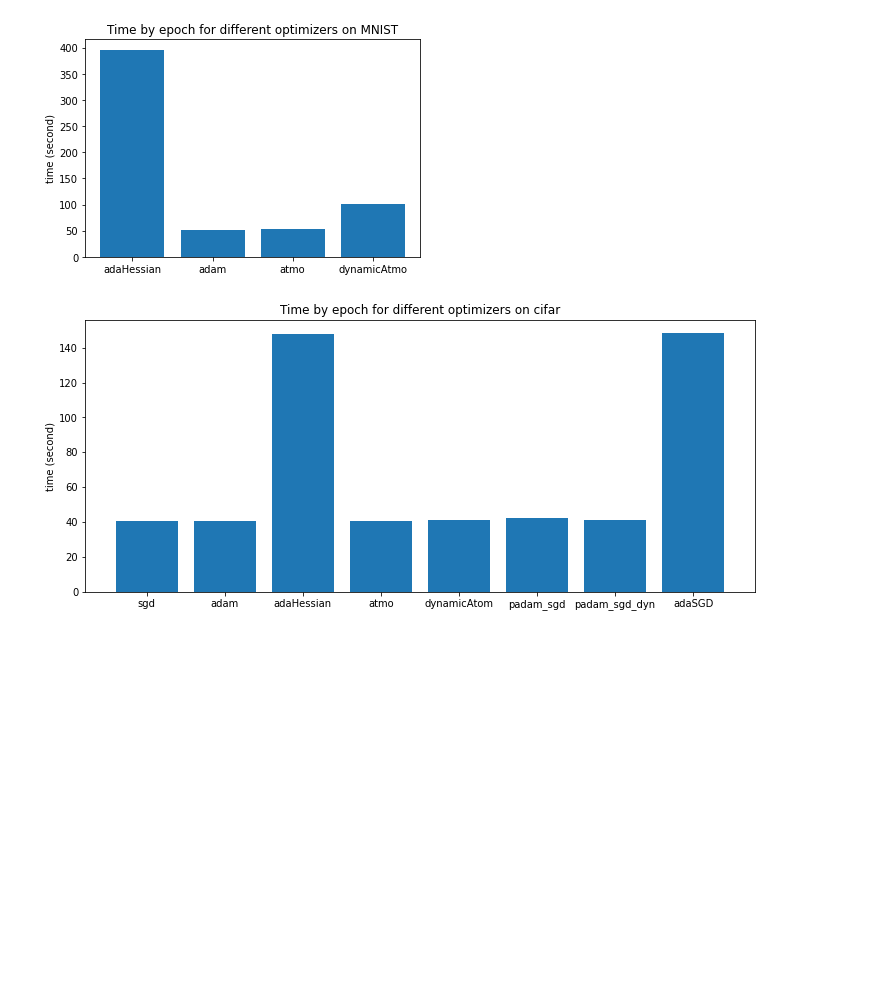
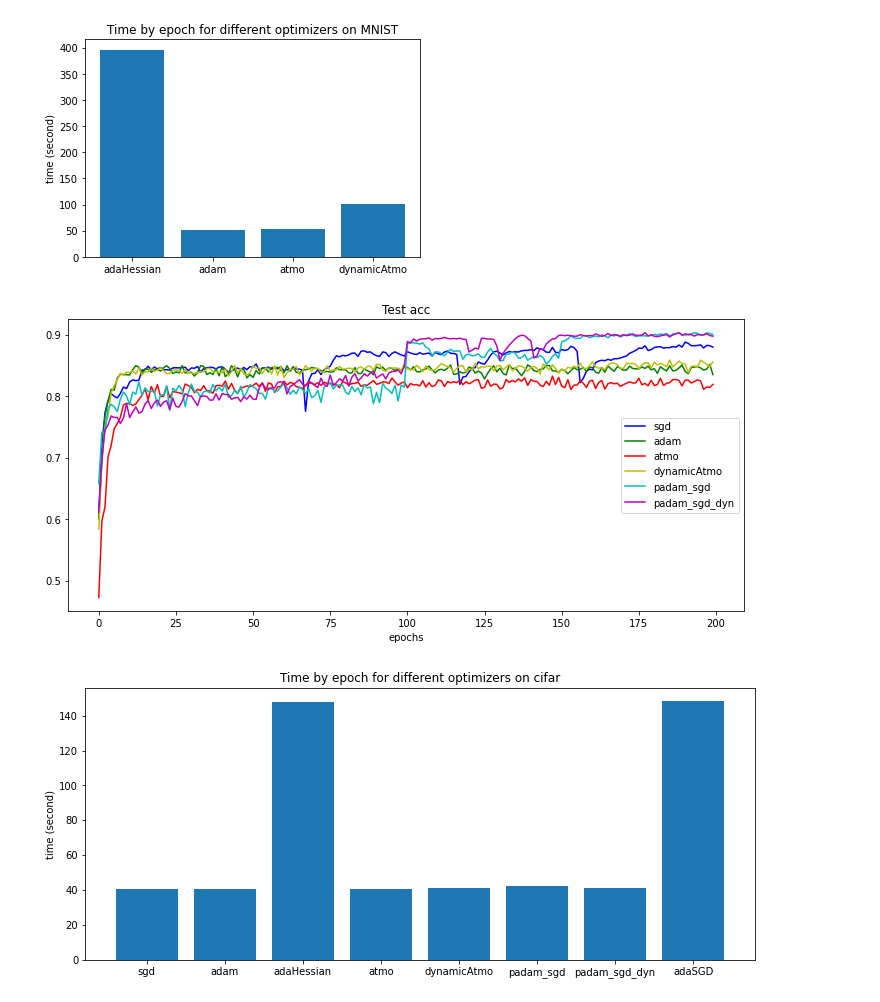
Before and after one commit to louisPoulain/OptiForML2022, a Jupyter notebook: result_visualization.ipynb, the cells around one changed output. Cells and saved outputs as stored; diff of their text form; code cells hidden in the pictures; blank space fills up the shorter version.

Commit message:
add plots

```diff
--- a/result_visualization.ipynb
+++ b/result_visualization.ipynb
@@ -60,3 +60,13 @@ filenames
  'log-padam_sgd_200epochs_multilr_cifar (1).pickle',
  'log-padam_sgd_dyn_200epochs_multilr_cifar (1).pickle',
  'log-adaSGD_multiSteplr_200epochs_cifar_batch_256.pickle']
+# %%
+names =[]
+names.append(filenames[0])
+names.append(filenames[1])
+names.append(filenames[3])
+names.append(filenames[4])
+names.append(filenames[5])
+names.append(filenames[6])
+filenames = names
+filenames
@@ -115,43 +132,47 @@ plt.show()
 [figure]
 # %%
 # CIFAR metric plot
-figure, axis = plt.subplots(4, 1, figsize=(10,10))
+figure, axis = plt.subplots(1, 1, figsize=(10,5))
 color = ["b", "g", "r", "y", "c", "m", "k", "lime", "orange", "gray"]
 time_epoch= dict()
 i=0
 for filename in filenames:
   if filename.find("Cifar") != -1 or filename.find("cifar") != -1:
     with open(os.path.join(TRAIN_HISTORY_DIR, filename),'rb') as file:
        history = CPU_Unpickler(file).load()
     train_loss = history["train_loss"]
     test_loss = history["test_loss"]
     for a, loss in enumerate(train_loss):
           train_loss[a] = loss.item()
     for a, loss in enumerate(test_loss):
           test_loss[a] = loss.item()
     train_acc = history["train_acc"]
     test_acc = history["test_acc"]
-    axis[0].plot(train_loss, color[i], label=history["optimizer"])
-    axis[1].plot(test_loss, color[i], label=history["optimizer"])
-    axis[2].plot(train_acc, color[i], label=history["optimizer"])
-    axis[3].plot(test_acc, color[i], label=history["optimizer"])
+    if history["optimizer"] == "dynamicAtom":
+     history["optimizer"] = "dynamicAtmo"
+    #axis[0].plot(train_loss, color[i], label=history["optimizer"])
+    #axis[1].plot(test_loss, color[i], label=history["optimizer"])
+    #axis[2].plot(train_acc, color[i], label=history["optimizer"])
+    axis.plot(test_acc[0:200], color[i], label=history["optimizer"])
     time_epoch[history["optimizer"]] = history["time_epoch"]
     i = i+1
-time_epoch['adaHessian'] = time_epoch['adaHessian'][-1]
+#time_epoch['adaHessian'] = time_epoch['adaHessian'][-1]
 
-axis[0].set_title("Train loss")
-axis[1].set_title("Test loss")
+#axis[0].set_title("Train loss")
+#axis[1].set_title("Test loss")
 axis[2].set_title("Train acc")
 axis[3].set_title("Test acc")
-axis[3].set_xlabel("epochs")
+axis.set_xlabel("epochs")
 axis[0].legend(loc="right")
 axis[1].legend(loc="right")
 axis[2].legend(loc="right")
 axis[3].legend(loc="right")
 figure.suptitle("CIFAR training metric", y = 1.00)
 figure.tight_layout()
-plt.savefig(os.path.join(FIGURE_DIR, 'CIFAR_training_metric_best'))
+plt.savefig(os.path.join(FIGURE_DIR, 'CIFAR_training_first_order'))
 plt.show()
+# %% [output]
+[figure, added]
 # %%
 # time by epoch for cifar
 optimizers = []
```
Also changed, not shown: parts of 3 cells of this notebook, 6 other files.
